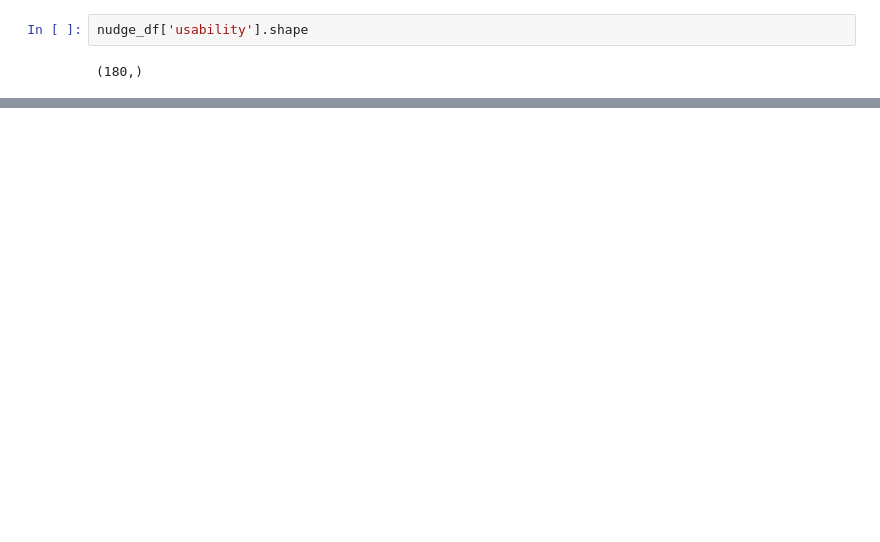
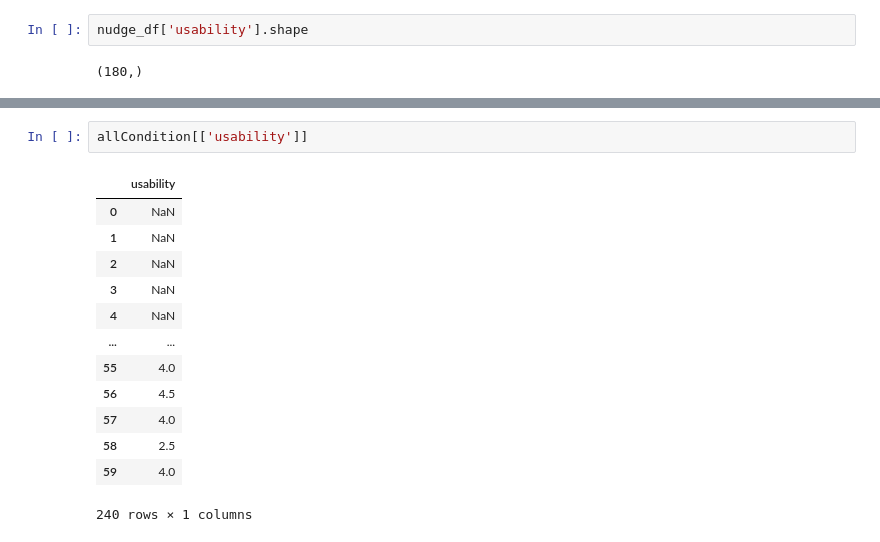
Before and after one commit to ayoubGL/UMAP_25_LLMS_Hash, a Jupyter notebook: Data_Analysis/DA_Umap25_py.ipynb, the cells around one changed output, grey strips where cells are left out. Cells and saved outputs as stored; diff of their text form; blank space fills up the shorter version.

```diff
--- a/Data_Analysis/DA_Umap25_py.ipynb
+++ b/Data_Analysis/DA_Umap25_py.ipynb
@@ -416,0 +421,16 @@ nudge_df['usability'].shape
+# %%
+allCondition[['usability']]
+# %% [output]
+|  | usability |
+| 0 | NaN |
+| 1 | NaN |
+| 2 | NaN |
+| 3 | NaN |
+| 4 | NaN |
+| ... | ... |
+| 55 | 4.0 |
+| 56 | 4.5 |
+| 57 | 4.0 |
+| 58 | 2.5 |
+| 59 | 4.0 |
+240 rows × 1 columns
```
Also changed, not shown: parts of 6 cells of this notebook, 24 other files.
